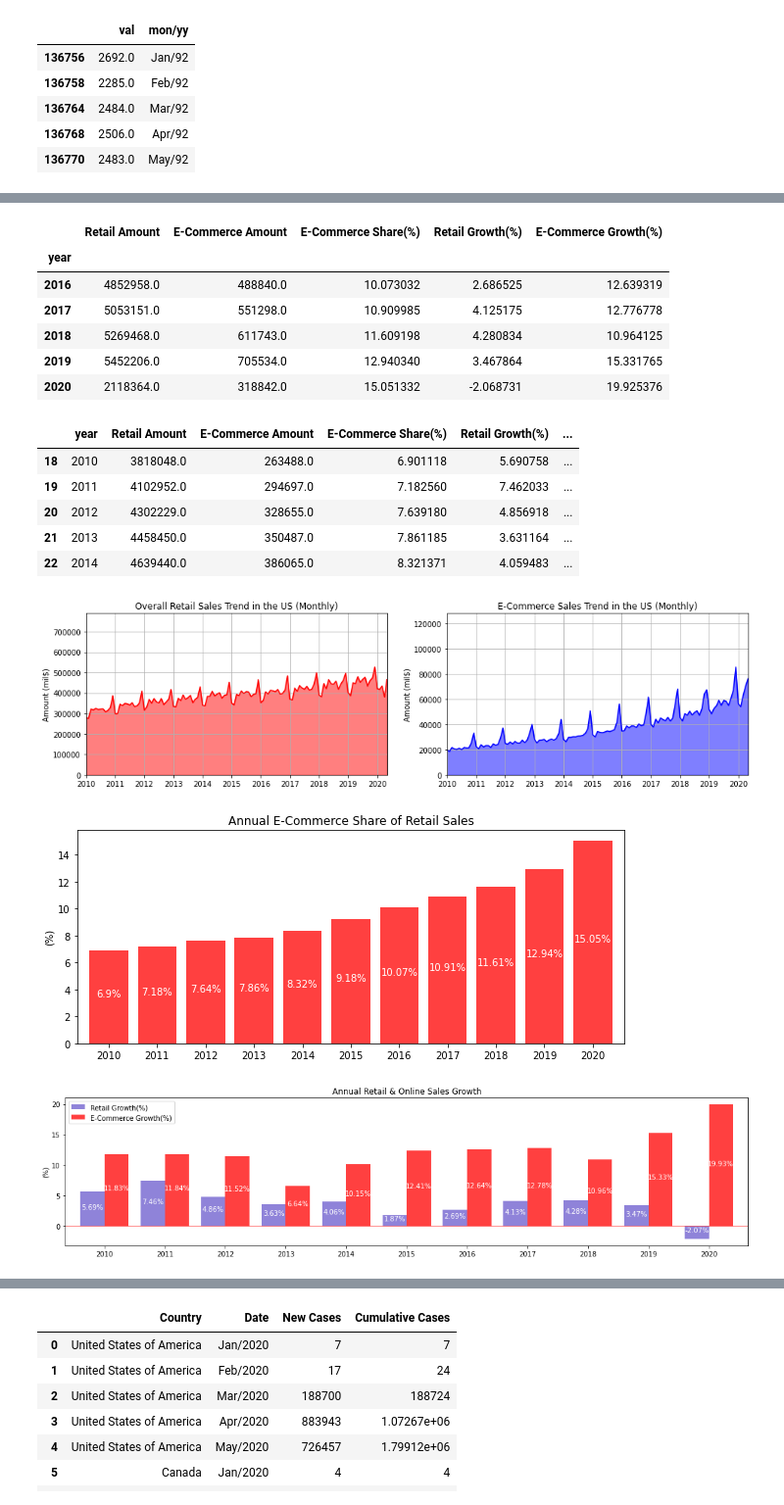
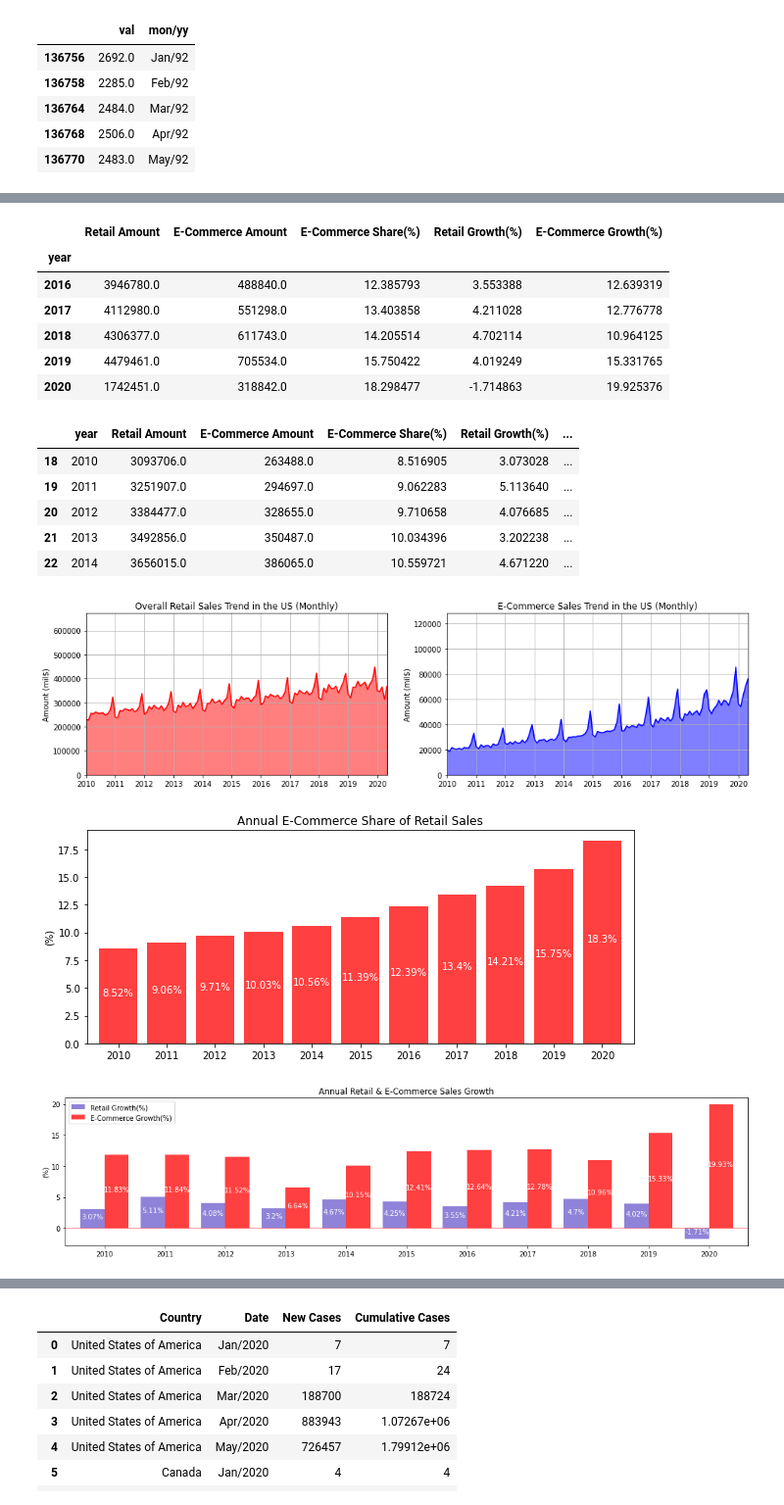
Before and after one commit to jeffhoffmanmba/Project1_eCommerce_Trends, a Jupyter notebook: Project.ipynb, the cells around one changed output, grey strips where cells are left out. Shown at 98% size. Saved outputs shown, nothing was run; the diff lists cells and outputs as text; code cells hidden in the pictures.

```diff
--- a/Project.ipynb
+++ b/Project.ipynb
@@ -20,11 +20,14 @@ us_merged_df.head()
 # %%
 # Get non-adjusted monthly overall retail sales data from the merged data
 us_retail_df = us_merged_df.loc[(us_merged_df.loc[:, "is_adj"] == 0) &
-                                (us_merged_df.loc[:, "cat_code"] == "44000") &
+                                (us_merged_df.loc[:, "cat_code"] == "44W72") &
                                 (us_merged_df.loc[:, "dt_code"] == "SM")]
 
 us_retail_df = us_retail_df.drop(columns = ["per_idx", "cat_idx", "dt_idx", "et_idx", "geo_idx", "is_adj", "cat_code",
                                             "cat_desc", "cat_indent", "per_name", "dt_code", "dt_desc"])
+
+us_retail_df = us_sales_df.loc[us_sales_df.loc[:, "year"] >= 2010]
+
 us_retail_df.head()
 # %% [output]
 |  | val | dt_unit | month | year | mon/yy |
@@ -106,11 +109,11 @@ us_sales_a_df.tail()
 # %% [output]
 |  | Retail Amount | E-Commerce Amount | E-Commerce Share(%) | Retail Growth(%) | E-Commerce Growth(%) |
 | year |  |  |  |  |  |
-| 2016 | 4852958.0 | 488840.0 | 10.073032 | 2.686525 | 12.639319 |
-| 2017 | 5053151.0 | 551298.0 | 10.909985 | 4.125175 | 12.776778 |
-| 2018 | 5269468.0 | 611743.0 | 11.609198 | 4.280834 | 10.964125 |
-| 2019 | 5452206.0 | 705534.0 | 12.940340 | 3.467864 | 15.331765 |
-| 2020 | 2118364.0 | 318842.0 | 15.051332 | -2.068731 | 19.925376 |
+| 2016 | 3946780.0 | 488840.0 | 12.385793 | 3.553388 | 12.639319 |
+| 2017 | 4112980.0 | 551298.0 | 13.403858 | 4.211028 | 12.776778 |
+| 2018 | 4306377.0 | 611743.0 | 14.205514 | 4.702114 | 10.964125 |
+| 2019 | 4479461.0 | 705534.0 | 15.750422 | 4.019249 | 15.331765 |
+| 2020 | 1742451.0 | 318842.0 | 18.298477 | -1.714863 | 19.925376 |
 # %%
 # Remove data in 1992 - 2009
 us_sales_a_df = us_sales_a_df.reset_index()
@@ -119,11 +122,11 @@ us_sales_a_df = us_sales_a_df.loc[us_sales_a_df.loc[:, "year"] >= 2010]
 us_sales_a_df.head()
 # %% [output]
 |  | year | Retail Amount | E-Commerce Amount | E-Commerce Share(%) | Retail Growth(%) | ... |
-| 18 | 2010 | 3818048.0 | 263488.0 | 6.901118 | 5.690758 | ... |
-| 19 | 2011 | 4102952.0 | 294697.0 | 7.182560 | 7.462033 | ... |
-| 20 | 2012 | 4302229.0 | 328655.0 | 7.639180 | 4.856918 | ... |
-| 21 | 2013 | 4458450.0 | 350487.0 | 7.861185 | 3.631164 | ... |
-| 22 | 2014 | 4639440.0 | 386065.0 | 8.321371 | 4.059483 | ... |
+| 18 | 2010 | 3093706.0 | 263488.0 | 8.516905 | 3.073028 | ... |
+| 19 | 2011 | 3251907.0 | 294697.0 | 9.062283 | 5.113640 | ... |
+| 20 | 2012 | 3384477.0 | 328655.0 | 9.710658 | 4.076685 | ... |
+| 21 | 2013 | 3492856.0 | 350487.0 | 10.034396 | 3.202238 | ... |
+| 22 | 2014 | 3656015.0 | 386065.0 | 10.559721 | 4.671220 | ... |
 # %%
 # Plot retail and e-commerce sales line charts for 10 years
 x_axis = us_sales_df.loc[:, "mon/yy"]
@@ -161,7 +164,7 @@ plt.savefig("charts/us_sales.png", dpi = 200)
 
 plt.show()
 # %% [output]
-[figure, old version]
+[figure, new version]
 # %%
 ax = us_sales_a_df.iloc[:, 3].plot(kind = "bar", width = 0.8, figsize=(10,4), color = "r", alpha = 0.75)
 x_label = us_sales_a_df.iloc[:, 0]
@@ -176,23 +179,23 @@ ax.set_xticklabels(x_label, rotation = 0)
 plt.savefig("charts/e-commerce_share.png", dpi = 200)
 plt.show()
 # %% [output]
-[figure, old version]
+[figure, new version]
 # %%
 # Plot retail and e-commerce sales growth rate for 10 years
 ax = us_sales_a_df.iloc[:, [4, 5]].plot(kind = "bar", width = 0.8, figsize=(18,4), color = ["slateblue", "r"], alpha = 0.75)
 
 for p in ax.patches:
     left, bottom, width, height = p.get_bbox().bounds
     ax.annotate(str(round(height, 2))+"%", (left+width/2, height/2), ha='center', color = "white")
 
-plt.title("Annual Retail & E-Comme Sales Growth")
+plt.title("Annual Retail & E-Commerce Sales Growth")
 plt.axhline(y=0, color='red', linewidth=0.5)
 plt.ylabel("(%)")
 ax.set_xticklabels(x_label, rotation = 0)
 plt.savefig("charts/sales_growth.png", dpi = 200)
 plt.show()
 # %% [output]
-[figure, old version]
+[figure, new version]
 # %%
 us_sales_1 = us_sales_df.tail(24)
 us_sales_1
```
Also changed, not shown: parts of 22 cells of this notebook, 4 other files.
